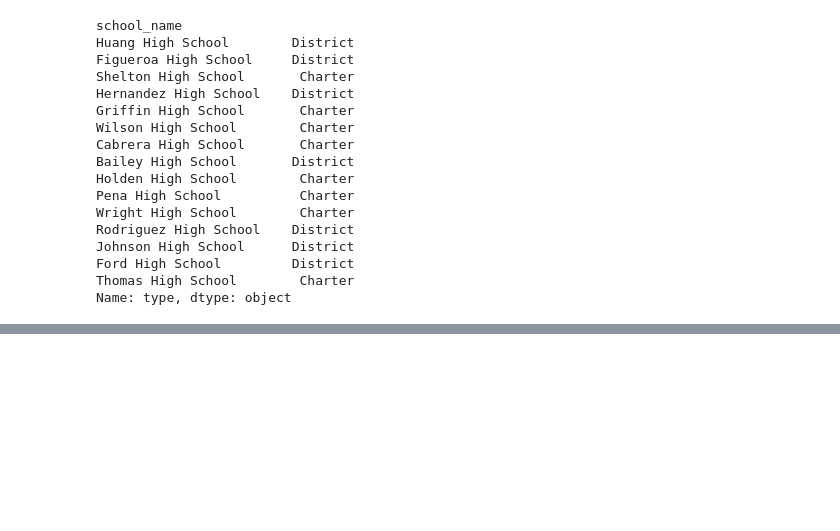
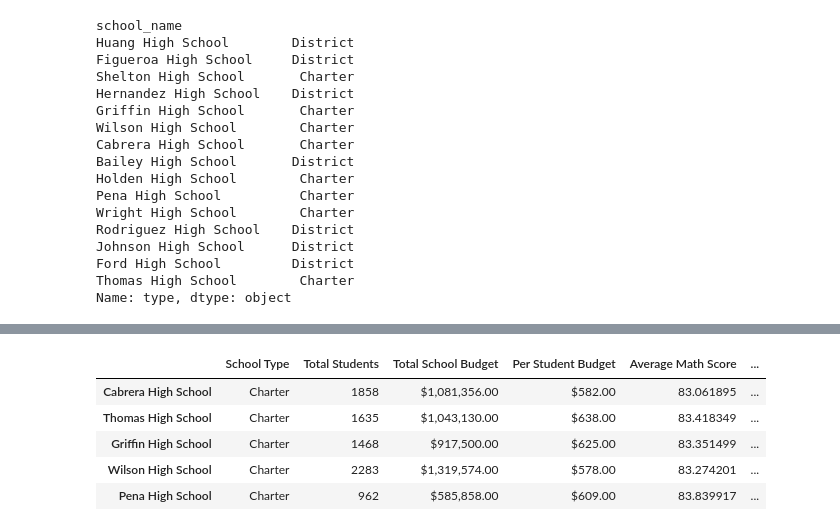
Before and after one commit to statles/School_District_Analysis, a Jupyter notebook: PyCitySchools.ipynb, the cells around one changed output, grey strips where cells are left out. Saved outputs shown, nothing was run; the diff lists cells and outputs as text; code cells hidden in the pictures; blank space fills up the shorter version.

Commit message:
added high and low performing schools

```diff
--- a/PyCitySchools.ipynb
+++ b/PyCitySchools.ipynb
@@ -714,0 +604,4 @@ per_school_summary_df.head()
+# %%
+#calculate the percentage passing math and reading
+per_passing_math_percentage = per_school_passing_math / per_school_counts * 100
+per_passing_reading_percentage = per_school_passing_reading / per_school_counts * 100
@@ -714,0 +665,22 @@ per_school_summary_df.head()
+# %%
+#create a new dataframe using the data calculated above and the dictionary feature
+#Type of school in the "School Type" column
+#Total students per school in the "Total Students" column
+#Total budget per school in the "Total School Budget" column
+#Total budget per student for each school in the "Per Student Budget" column
+#Average math score for each school in the "Average Math Score" column
+#Average reading score for each school in the "Average Reading Score" column
+#Percentage of students passing math for each school in the "% Passing Math" column
+#Percentage of students passing reading for each school in the "% Passing Reading" column
+#Overall passing percentage for each school in the "% Overall Passing" column
+per_school_summary_df = pd.DataFrame({"School Type":per_school_type,
+                                     "Total Students":per_school_counts,
+                                     "Total School Budget":per_school_budget,
+                                     "Per Student Budget":per_school_capita,
+                                     "Average Math Score":per_school_math,
+                                     "Average Reading Score":per_school_reading,
+                                     "% Passing Math": per_passing_math_percentage,
+                                     "% Passing Reading":per_passing_reading_percentage,
+                                     "% Overall Passing":per_overall_passing_percentage})
+
+per_school_summary_df
@@ -714,0 +719,15 @@ per_school_summary_df.head()
+# %%
+#Sort values to show top five schools based on overall passing
+#use the sort_values() function
+#use ascending=True to sort low to high and ascending=False to sort high to low. ascending=True is the default
+
+top_schools = per_school_summary_df.sort_values(["% Overall Passing"],ascending=False)
+
+top_schools.head()
+# %% [output]
+|  | School Type | Total Students | Total School Budget | Per Student Budget | Average Math Score | ... |
+| Cabrera High School | Charter | 1858 | $1,081,356.00 | $582.00 | 83.061895 | ... |
+| Thomas High School | Charter | 1635 | $1,043,130.00 | $638.00 | 83.418349 | ... |
+| Griffin High School | Charter | 1468 | $917,500.00 | $625.00 | 83.351499 | ... |
+| Wilson High School | Charter | 2283 | $1,319,574.00 | $578.00 | 83.274201 | ... |
+| Pena High School | Charter | 962 | $585,858.00 | $609.00 | 83.839917 | ... |
```
Also changed, not shown: parts of 33 cells of this notebook.
